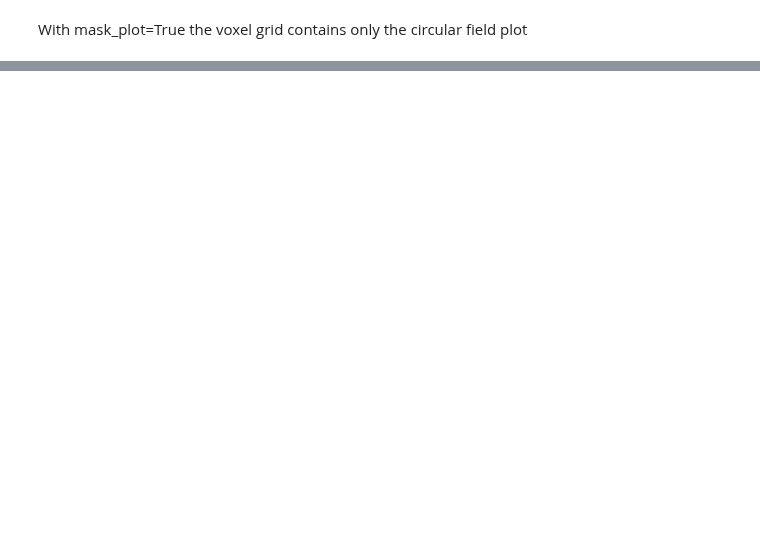
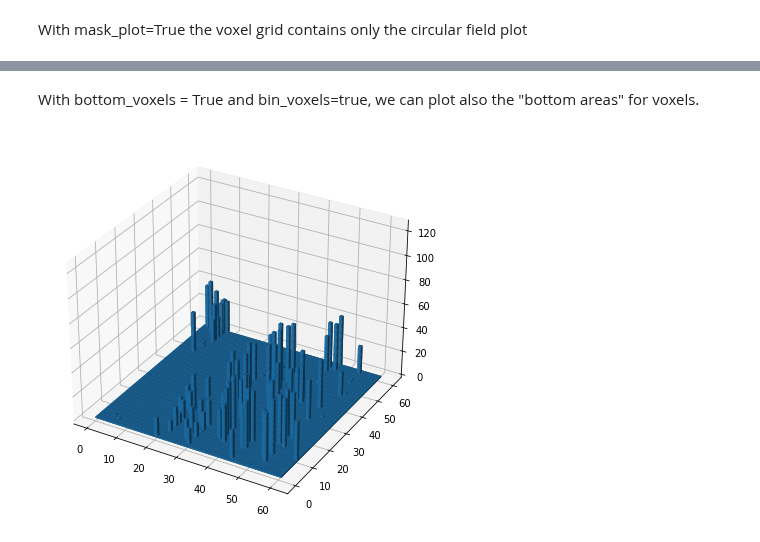
Before and after one commit to mayrajeo/enveco, a Jupyter notebook: nbs/01_las.ipynb, the cells around one changed output, grey strips where cells are left out. Drawn from its saved outputs; the diff is of its cells as text; code cells hidden in the pictures; blank space fills up the shorter version.

```diff
--- a/nbs/01_las.ipynb
+++ b/nbs/01_las.ipynb
@@ -237,0 +246,10 @@ plt.show()
+# %% [markdown]
+With bottom_voxels = True and bin_voxels=true, we can plot also the "bottom areas" for voxels.
+# %%
+voxel_grid = voxel_grid_from_las(data, plot_x, plot_y, bin_voxels=True, bottom_voxels=True, mask_plot=False)
+fig = plt.figure(figsize=(7,7))
+ax = fig.gca(projection='3d')
+ax.voxels(voxel_grid)
+plt.show()
+# %% [output]
+[figure, added]
```
Also changed, not shown: parts of 5 cells of this notebook, 7 other files.
